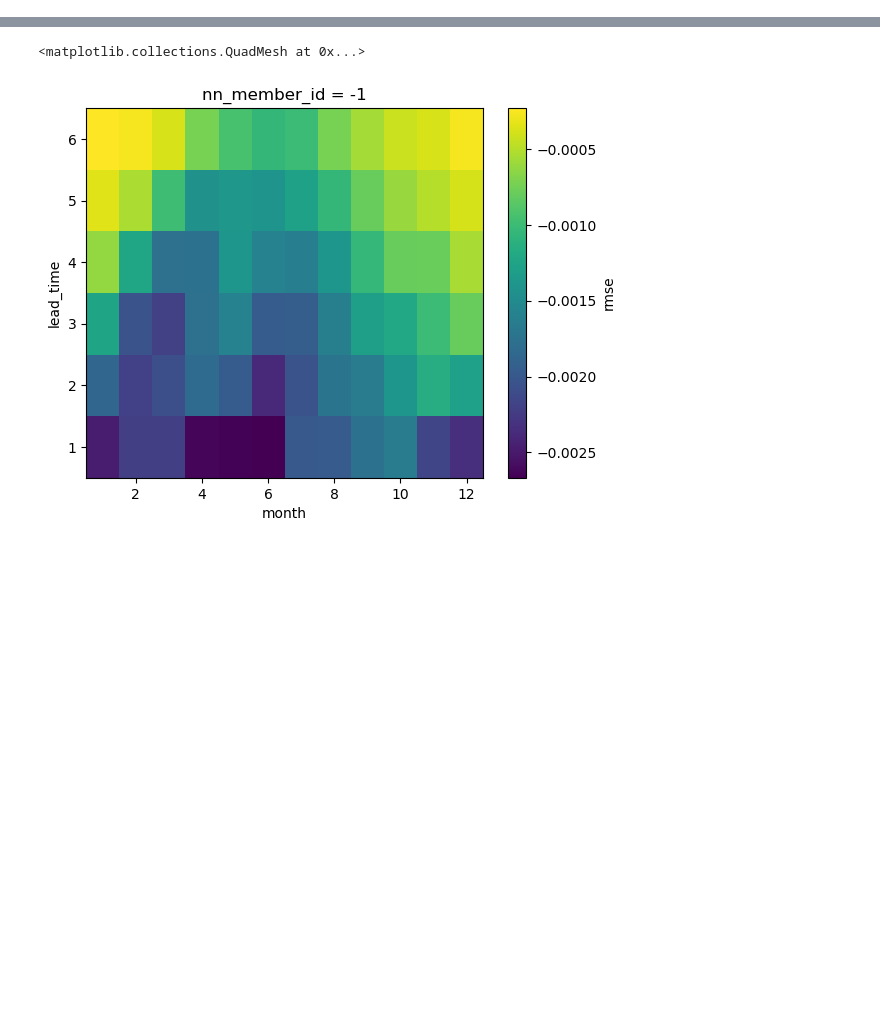
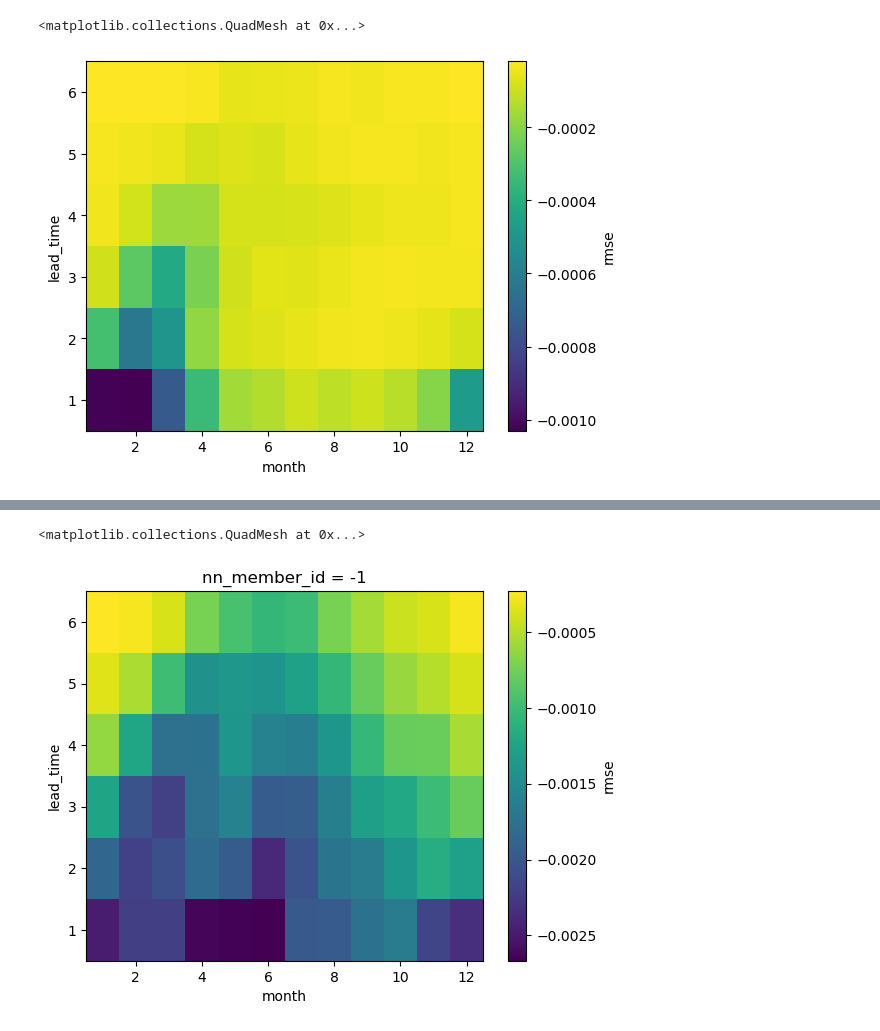
Before and after one commit to ychnli/sicpred, a Jupyter notebook: exp3_figures.ipynb, the cells around one changed output, grey strips where cells are left out. Saved outputs shown, nothing was run; the diff lists cells and outputs as text; code cells hidden in the pictures; blank space fills up the shorter version.

```diff
--- a/exp3_figures.ipynb
+++ b/exp3_figures.ipynb
@@ -43 +44,9 @@ acc_agg.sel(nn_member_id=-1).plot(cmap="Spectral", vmin=0, vmax=1)
+# %%
+rmse_agg = xr.open_dataset("/scratch/users/yucli/sicpred_model_predictions/obs_input2_ensemble/diagnostics/rmse_agg.nc")["rmse"]
+rmse_agg_old = xr.open_dataset("/scratch/users/yucli/sicpred_model_predictions/obs_input2_ensemble/diagnostics/rmse_agg_old.nc")["rmse"]
+
+(rmse_agg - rmse_agg_old).sel(nn_member_id=np.arange(20)).mean("nn_member_id").plot()
+# %% [output]
+<matplotlib.collections.QuadMesh at 0x...>
+[figure, added]
 # %%
```
Also changed, not shown: parts of 2 cells of this notebook, 3 other files.
